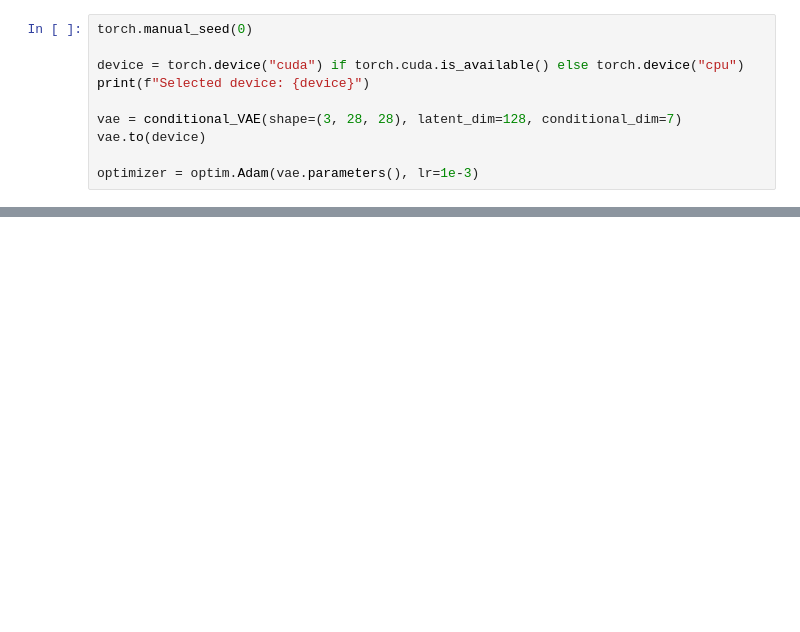
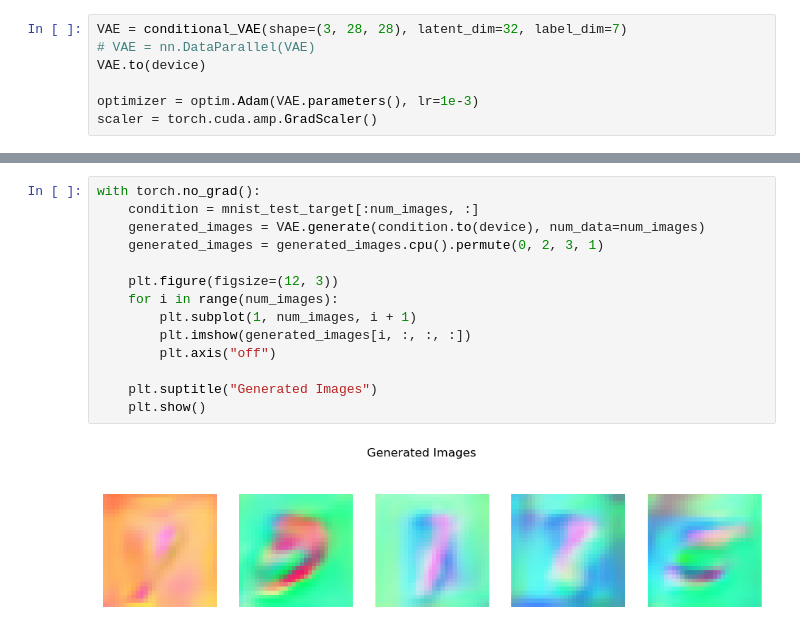
Before and after one commit to qing42102/multivariate_continuous_conditional_generative, a Jupyter notebook: train_conditional_VAE.ipynb, the cells around one changed output, grey strips where cells are left out. Saved outputs shown, nothing was run; the diff lists cells and outputs as text; blank space fills up the shorter version.

```diff
--- a/train_conditional_VAE.ipynb
+++ b/train_conditional_VAE.ipynb
@@ -33,10 +42,7 @@ plt.show()
 # %%
-torch.manual_seed(0)
+VAE = conditional_VAE(shape=(3, 28, 28), latent_dim=32, label_dim=7)
+# VAE = nn.DataParallel(VAE)
+VAE.to(device)
 
-device = torch.device("cuda") if torch.cuda.is_available() else torch.device("cpu")
-print(f"Selected device: {device}")
-
-vae = conditional_VAE(shape=(3, 28, 28), latent_dim=128, conditional_dim=7)
-vae.to(device)
-
-optimizer = optim.Adam(vae.parameters(), lr=1e-3)
+optimizer = optim.Adam(VAE.parameters(), lr=1e-3)
+scaler = torch.cuda.amp.GradScaler()
@@ -119,0 +148,16 @@ with torch.no_grad():
+# %%
+with torch.no_grad():
+    condition = mnist_test_target[:num_images, :]
+    generated_images = VAE.generate(condition.to(device), num_data=num_images)
+    generated_images = generated_images.cpu().permute(0, 2, 3, 1)
+
+    plt.figure(figsize=(12, 3))
+    for i in range(num_images):
+        plt.subplot(1, num_images, i + 1)
+        plt.imshow(generated_images[i, :, :, :])
+        plt.axis("off")
+
+    plt.suptitle("Generated Images")
+    plt.show()
+# %% [output]
+[figure, added]
```
Also changed, not shown: parts of 12 cells of this notebook, 1 other file.
